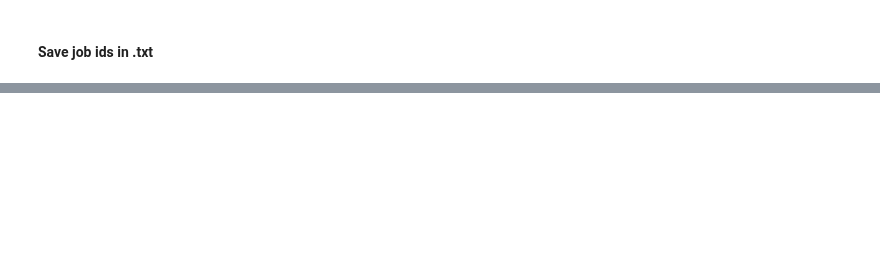
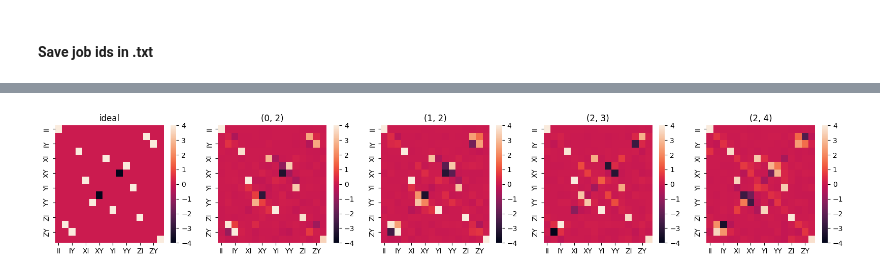
Before and after one commit to qilimanjaro-tech/qiboconnection-portfolio, a Jupyter notebook: benchmarks/process_tomography.ipynb, the cells around one changed output, grey strips where cells are left out. Saved outputs shown, nothing was run; the diff lists cells and outputs as text; code cells hidden in the pictures; blank space fills up the shorter version.

```diff
--- a/benchmarks/process_tomography.ipynb
+++ b/benchmarks/process_tomography.ipynb
@@ -167,3 +136,0 @@ for k, qubit_pair in enumerate(qubit_pairs):
-# %%
-for i in range(5849, 5870):
-    api.get_job(i)
@@ -211,7 +136,0 @@ qpt_job_ids['(2, 3)']
-# %%
-f = np.load(fname_saveids + '.npz', allow_pickle=True)
-spam_job_ids = f['spam_job_ids']
-qpt_job_ids = f['qpt_job_ids']
-# %%
-for i in spam_job_ids:
-    print(i)
@@ -387,0 +211,22 @@ print(fidelities)
+# %%
+def plot_R(R_mat, title=None, ax = None, fig= None):
+    xlabels = ['II', 'IX', 'IY', 'IZ',
+            'XI', 'XX', 'XY', 'XZ',
+            'YI', 'YX', 'YY', 'YZ',
+            'ZI', 'ZX', 'ZY', 'ZZ']
+
+    r_df = DataFrame(R_mat*(2**2), index=xlabels, columns=xlabels)
+    if ax is None:
+        fig, ax = plt.subplots(figsize=(4, 3))
+    ax = heatmap(r_df, vmin = -4, vmax = 4, ax=ax)
+    if title is not None:
+        ax.set_title(title)
+    return fig, ax
+# %%
+figsize = (3,3)
+fig, axes = plt.subplots(1, 5, figsize = (20, 3))
+fig, axes[0] = plot_R(R_ideal, title='ideal', ax=axes[0], fig=fig)
+for i in range(4):
+    fig, axes[i+1] = plot_R(reconstructed_Rs[i], title=str(qubit_pairs[i]), ax = axes[i+1])
+# %% [output]
+[figure, added]
```
Also changed, not shown: parts of 19 cells of this notebook.
